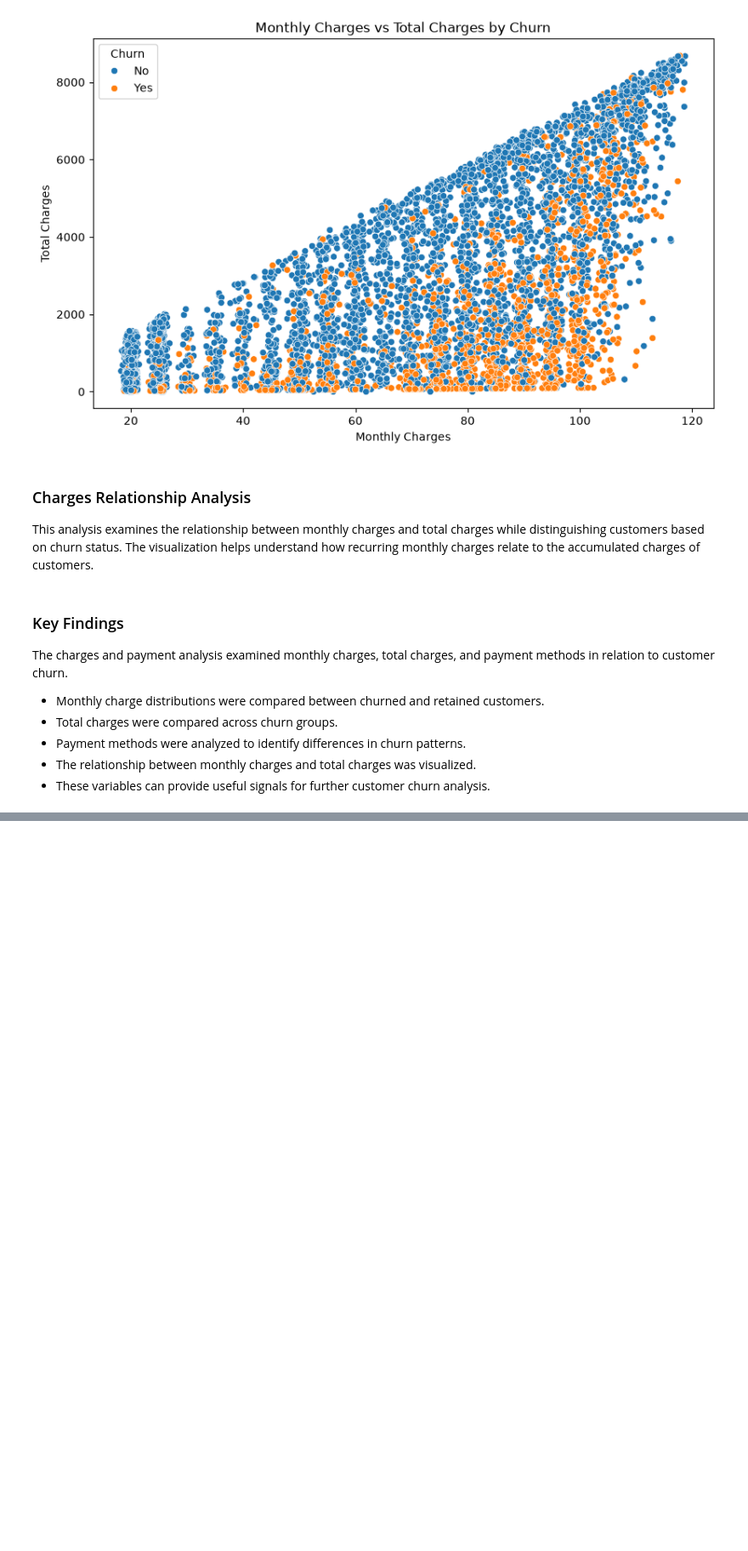
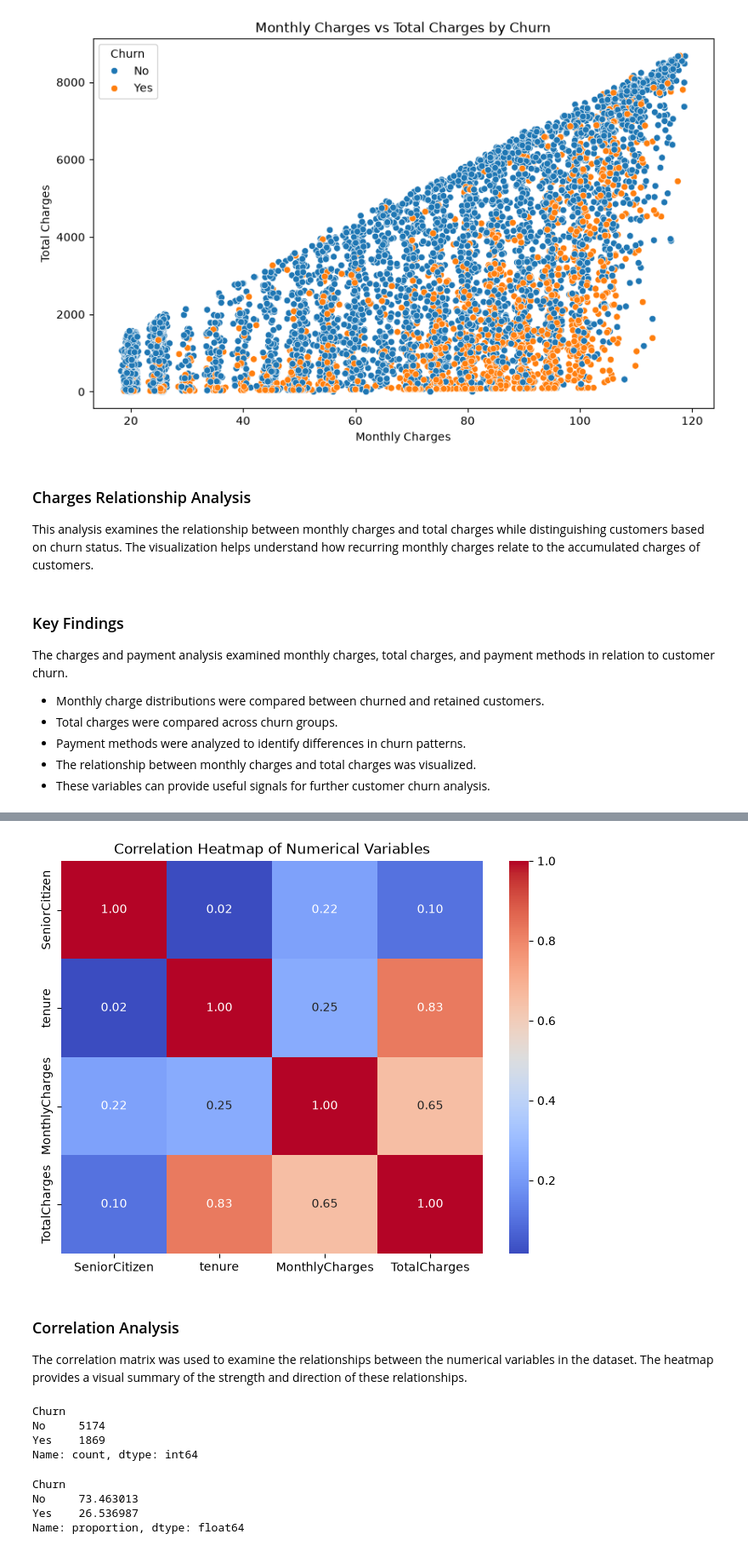
Before and after one commit to begamafreen8088-afk/zaalima-data-analytic, a Jupyter notebook: Notebooks/person2_eda.ipynb, the cells around one changed output, grey strips where cells are left out. Shown at 85% size. Drawn from its saved outputs; the diff is of its cells as text; code cells hidden in the pictures; blank space fills up the shorter version.

Commit message:
Add correlation analysis and final churn insights

```diff
--- a/Notebooks/person2_eda.ipynb
+++ b/Notebooks/person2_eda.ipynb
@@ -759,0 +766,4 @@ and payment methods in relation to customer churn.
+# %%
+numeric_df = df[
+    ["SeniorCitizen", "tenure", "MonthlyCharges", "TotalCharges"]
+]
@@ -759,0 +778,34 @@ and payment methods in relation to customer churn.
+# %%
+plt.figure(figsize=(8, 6))
+
+sns.heatmap(
+    numeric_df.corr(),
+    annot=True,
+    fmt=".2f",
+    cmap="coolwarm"
+)
+
+plt.title("Correlation Heatmap of Numerical Variables")
+plt.show()
+# %% [output]
+[figure, added]
+# %% [markdown]
+### Correlation Analysis
+
+The correlation matrix was used to examine the relationships between
+the numerical variables in the dataset. The heatmap provides a visual
+summary of the strength and direction of these relationships.
+# %%
+df["Churn"].value_counts()
+# %% [output]
+Churn
+No     5174
+Yes    1869
+Name: count, dtype: int64
+# %%
+df["Churn"].value_counts(normalize=True) * 100
+# %% [output]
+Churn
+No     73.463013
+Yes    26.536987
+Name: proportion, dtype: float64
```
Also changed, not shown: parts of 4 cells of this notebook.
